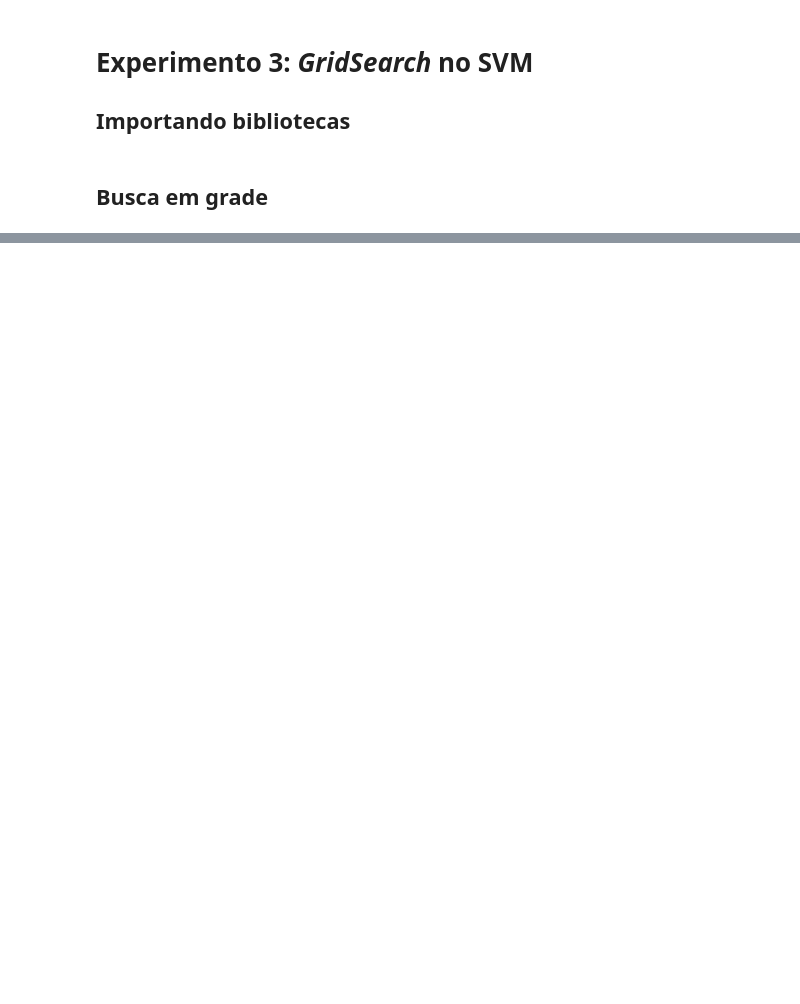
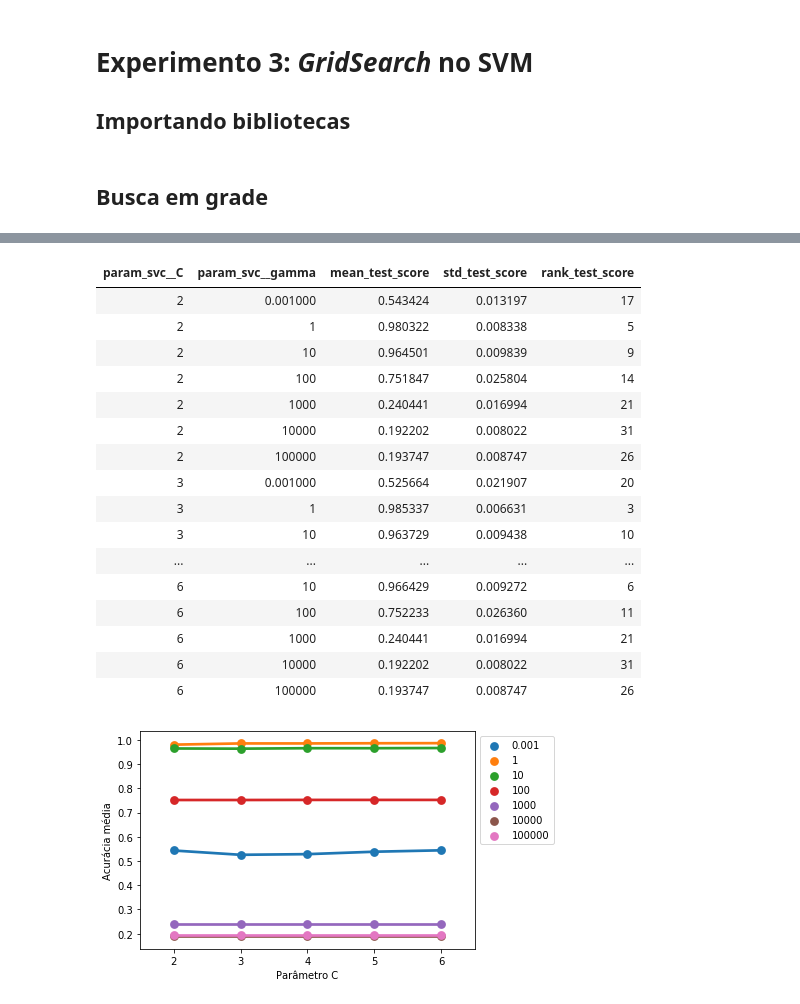
Before and after one commit to newtmagalhaes/Machine-Learning, a Jupyter notebook: ML/f03-MIT-fluxo/06-gs_svm-gamma_c.ipynb, the cells around one changed output, grey strips where cells are left out. Cells and saved outputs as stored; diff of their text form; code cells hidden in the pictures; blank space fills up the shorter version.

```diff
--- a/ML/f03-MIT-fluxo/06-gs_svm-gamma_c.ipynb
+++ b/ML/f03-MIT-fluxo/06-gs_svm-gamma_c.ipynb
@@ -93,0 +97,19 @@ results_df[[
+# %%
+param_grid_2 = {'svc__C':[2, 3, 4, 5, 6],
+              'svc__gamma':[0.001, 1, 10, 100, 1000, 10_000, 100_000]}
+
+results_2 = GridSearchCV(
+    estimator=make_pipeline(StandardScaler(),
+                            SVC(cache_size=500)),
+    param_grid=param_grid_2,
+    n_jobs=-1,
+    cv=StratifiedKFold(n_splits=10,
+                       shuffle=True)
+    ).fit(
+        X=fs20_df.values,
+        y=target_s.values
+        ).cv_results_
+
+results_2_df = pd.DataFrame(results_2)
+results_2_df.to_csv('./csvs/06-gs_svm-2.csv')
+results_2_df
@@ -93,0 +134,38 @@ results_df[[
+# %%
+sns.pointplot(
+    data=results_2_df,
+    x='param_svc__C',
+    y='mean_test_score',
+    hue='param_svc__gamma',
+    ).set(
+        xlabel='Parâmetro C',
+        ylabel='Acurácia média')
+
+plt.legend(bbox_to_anchor=(1, 1))
+
+results_2_df[[
+    'param_svc__C',
+    'param_svc__gamma',
+    'mean_test_score',
+    'std_test_score',
+    'rank_test_score'
+    ]].style.hide_index().background_gradient(cmap='Blues_r', subset=['rank_test_score'])
+# %% [output]
+| param_svc__C | param_svc__gamma | mean_test_score | std_test_score | rank_test_score |
+| 2 | 0.001000 | 0.543424 | 0.013197 | 17 |
+| 2 | 1 | 0.980322 | 0.008338 | 5 |
+| 2 | 10 | 0.964501 | 0.009839 | 9 |
+| 2 | 100 | 0.751847 | 0.025804 | 14 |
+| 2 | 1000 | 0.240441 | 0.016994 | 21 |
+| 2 | 10000 | 0.192202 | 0.008022 | 31 |
+| 2 | 100000 | 0.193747 | 0.008747 | 26 |
+| 3 | 0.001000 | 0.525664 | 0.021907 | 20 |
+| 3 | 1 | 0.985337 | 0.006631 | 3 |
+| 3 | 10 | 0.963729 | 0.009438 | 10 |
+| ... | ... | ... | ... | ... |
+| 6 | 10 | 0.966429 | 0.009272 | 6 |
+| 6 | 100 | 0.752233 | 0.026360 | 11 |
+| 6 | 1000 | 0.240441 | 0.016994 | 21 |
+| 6 | 10000 | 0.192202 | 0.008022 | 31 |
+| 6 | 100000 | 0.193747 | 0.008747 | 26 |
+[figure, added]
```
Also changed, not shown: parts of 9 cells of this notebook, 3 other files.
